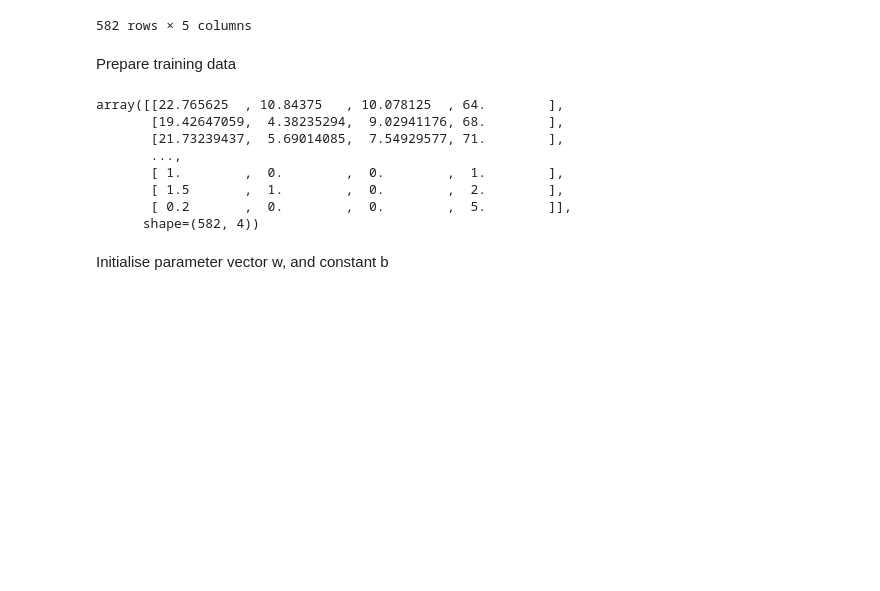
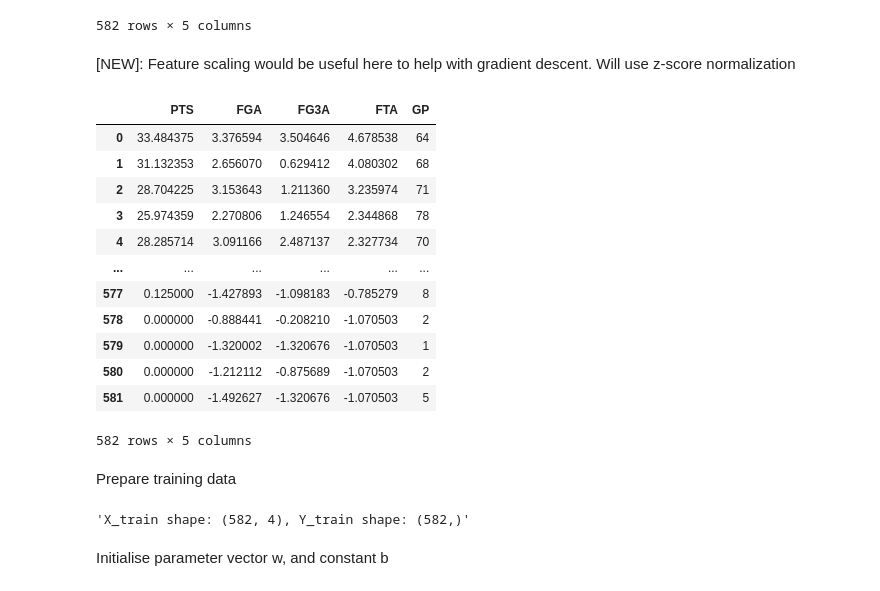
Before and after one commit to stephen-o17/machine-learning-specialization, a Jupyter notebook: nba_project_muitilinear.ipynb, the cells around one changed output. Saved outputs shown, nothing was run; the diff lists cells and outputs as text; code cells hidden in the pictures; blank space fills up the shorter version.

```diff
--- a/nba_project_muitilinear.ipynb
+++ b/nba_project_muitilinear.ipynb
@@ -121,6 +121,29 @@ df_clean
 | 580 | 0.000000 | 1.500000 | 1.000000 | 0.000000 | 2 |
 | 581 | 0.000000 | 0.200000 | 0.000000 | 0.000000 | 5 |
 582 rows × 5 columns
+# %% [markdown]
+[NEW]: Feature scaling would be useful here to help with gradient descent. Will use z-score normalization
+# %%
+for col in features[1:-1]: # excluding GP column and PTS column
+    mean = df_clean[col].mean()
+    std = df_clean[col].std()
+    df_clean[col] = (df_clean[col] - mean) / std if std != 0 else df_clean[col]
+
+df_clean
+# %% [output]
+|  | PTS | FGA | FG3A | FTA | GP |
+| 0 | 33.484375 | 3.376594 | 3.504646 | 4.678538 | 64 |
+| 1 | 31.132353 | 2.656070 | 0.629412 | 4.080302 | 68 |
+| 2 | 28.704225 | 3.153643 | 1.211360 | 3.235974 | 71 |
+| 3 | 25.974359 | 2.270806 | 1.246554 | 2.344868 | 78 |
+| 4 | 28.285714 | 3.091166 | 2.487137 | 2.327734 | 70 |
+| ... | ... | ... | ... | ... | ... |
+| 577 | 0.125000 | -1.427893 | -1.098183 | -0.785279 | 8 |
+| 578 | 0.000000 | -0.888441 | -0.208210 | -1.070503 | 2 |
+| 579 | 0.000000 | -1.320002 | -1.320676 | -1.070503 | 1 |
+| 580 | 0.000000 | -1.212112 | -0.875689 | -1.070503 | 2 |
+| 581 | 0.000000 | -1.492627 | -1.320676 | -1.070503 | 5 |
+582 rows × 5 columns
 # %% [markdown]
 Prepare training data
 # %%
@@ -130,14 +153,7 @@ Y_train = np.array(df_clean[target].values) # get target column as target variab
 
 f"X_train shape: {X_train.shape}, Y_train shape: {Y_train.shape}"
 # %% [output]
-array([[22.765625  , 10.84375   , 10.078125  , 64.        ],
-       [19.42647059,  4.38235294,  9.02941176, 68.        ],
-       [21.73239437,  5.69014085,  7.54929577, 71.        ],
-       ...,
-       [ 1.        ,  0.        ,  0.        ,  1.        ],
-       [ 1.5       ,  1.        ,  0.        ,  2.        ],
-       [ 0.2       ,  0.        ,  0.        ,  5.        ]],
-      shape=(582, 4))
+'X_train shape: (582, 4), Y_train shape: (582,)'
 # %% [markdown]
 Initialise parameter vector w, and constant b
 # %%
```
Also changed, not shown: parts of 7 cells of this notebook.
